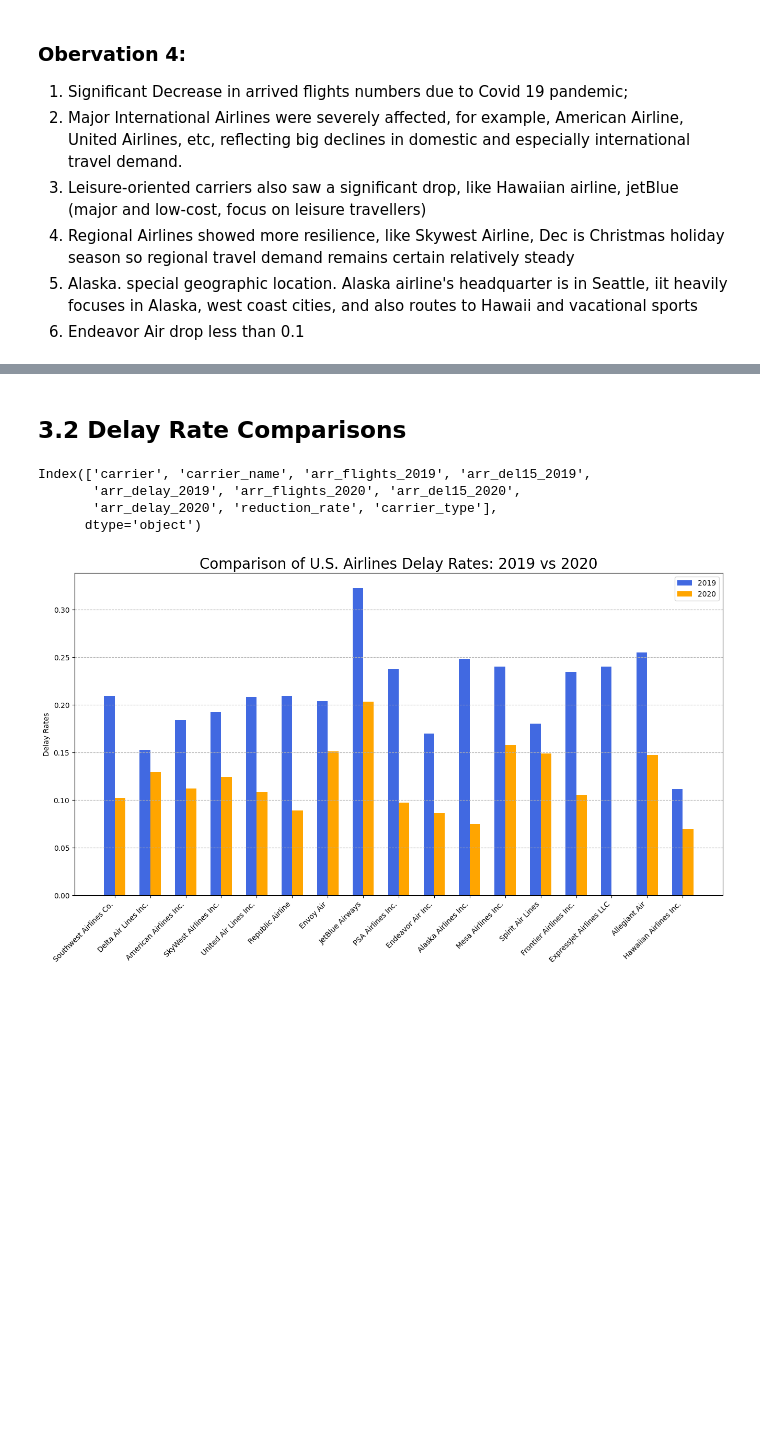
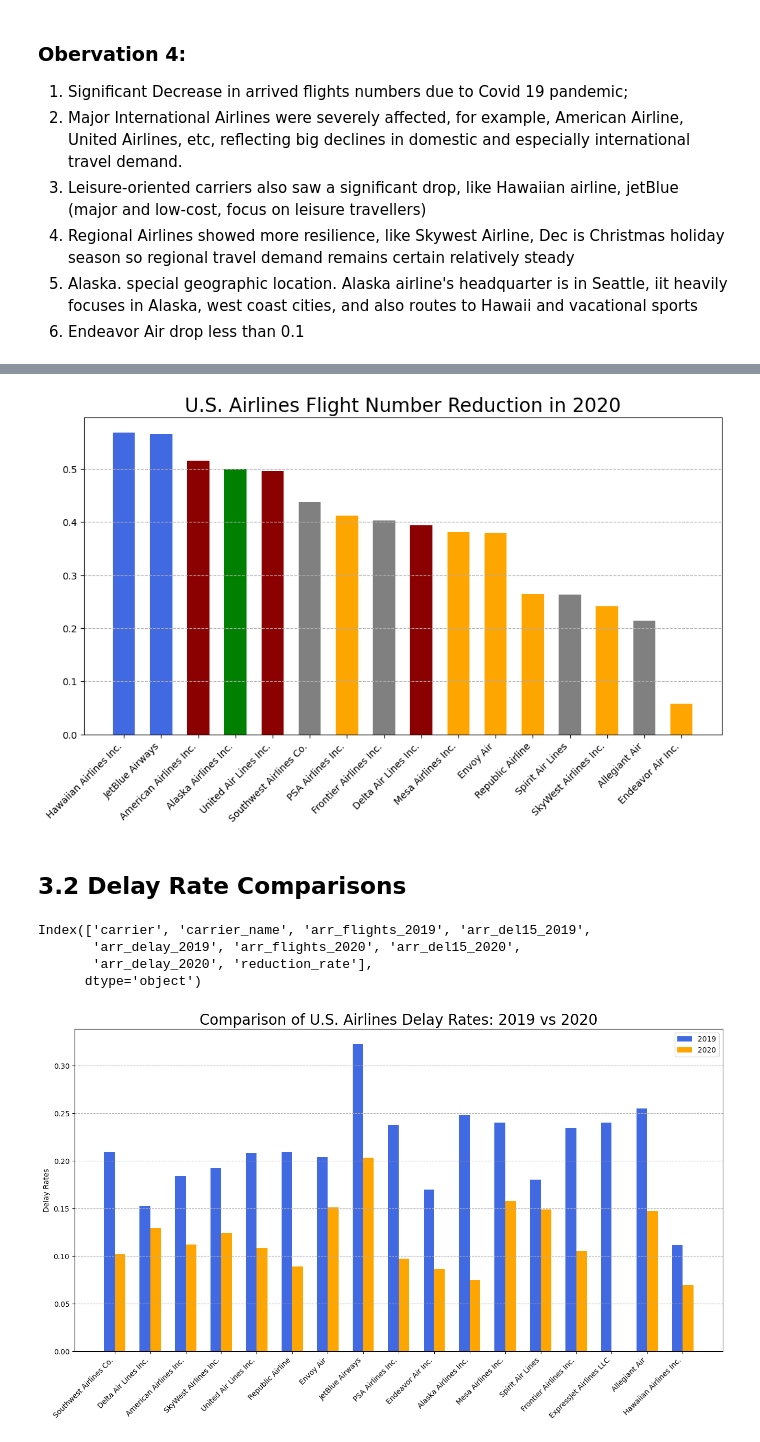
Before and after one commit to BingBingBao/Transport-Logistic, a Jupyter notebook: US Airline in the COVID era/2_Carrier_data_analysis.ipynb, the cells around one changed output, grey strips where cells are left out. Drawn from its saved outputs; the diff is of its cells as text; code cells hidden in the pictures; blank space fills up the shorter version.

```diff
--- a/US Airline in the COVID era/2_Carrier_data_analysis.ipynb
+++ b/US Airline in the COVID era/2_Carrier_data_analysis.ipynb
@@ -364,3 +372,25 @@ plt.show()
 4. Regional Airlines showed more resilience, like Skywest Airline, Dec is Christmas holiday season so regional travel demand remains certain relatively steady
 5. Alaska. special geographic location. Alaska airline's headquarter is in Seattle, iit heavily focuses in Alaska, west coast cities, and also routes to Hawaii and vacational sports
 6. Endeavor Air drop less than 0.1
+# %%
+# Plot by carrier categories
+
+carrier_category_map = {'AA': 'Major International',
+                        'DL': 'Major International',
+                        'UA': 'Major International',
+                        'B6': 'Leisure',
+                        'F9': 'Other',
+                        'NK': 'Other',
+                        'AS': 'Major Domestric & Leisure',
+                        'WN': 'Other',
+                        'G4': 'Other',
+                        'HA': 'Leisure',
+                        'OO': 'Regional',
+                        'MQ': 'Regional',
+                        'OH': 'Regional',
+                        '9E': 'Regional',
+                        'EV': 'Regional',
+                        'YV': 'Regional',
+                        'YX': 'Regional'}
+df_2019_2020['carrier_category'] = df_2019_2020['carrier'].map(carrier_category_map)
+df_2019_2020.head()
@@ -367,3 +404,22 @@ plt.show()
+# %%
+color = {'Major International': 'darkred',
+         'Regional': 'orange',
+         'Leisure': 'royalblue',
+         'Major Domestric & Leisure': 'green',
+         'Other': 'grey'}
+
+df_plot = df_2019_2020.dropna().sort_values('reduction_rate', ascending = False)
+carriers = df_plot.carrier_name
+x = range(len(carriers))
+colors = df_plot['carrier_category'].map(color).fillna('grey')
+plt.figure(figsize=(12,6))
+plt.bar(x, df_plot['reduction_rate'], color=colors, width = 0.6)
+plt.title('U.S. Airlines Flight Number Reduction in 2020', fontsize=20)
+plt.xticks(x, carriers, rotation = 45, ha = 'right')
+plt.grid(axis='y', linestyle='--')
+plt.show()
+# %% [output]
+[figure, added]
 # %% [markdown]
 ## **3.2 Delay Rate Comparisons**
 # %%
@@ -371,7 +427,7 @@ df_2019_2020.columns
 # %% [output]
 Index(['carrier', 'carrier_name', 'arr_flights_2019', 'arr_del15_2019',
        'arr_delay_2019', 'arr_flights_2020', 'arr_del15_2020',
-       'arr_delay_2020', 'reduction_rate', 'carrier_type'],
+       'arr_delay_2020', 'reduction_rate'],
       dtype='object')
 # %%
 df_2019_2020['delay_rate_2019'] = df_2019_2020['arr_del15_2019']/df_2019_2020['arr_flights_2019']
```
Also changed, not shown: parts of 32 cells of this notebook, 4 other files.
